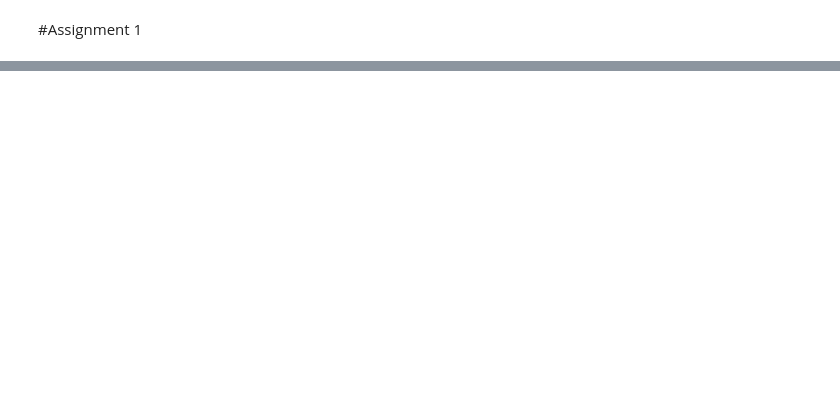
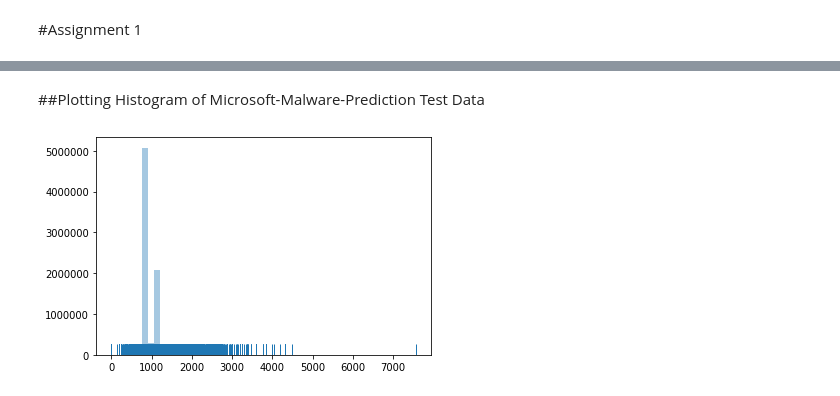
Before and after one commit to kacperkurowski/CE888, a Jupyter notebook: Assignment 1/Assignment1.ipynb, the cells around one changed output, grey strips where cells are left out. Saved outputs shown, nothing was run; the diff lists cells and outputs as text; code cells hidden in the pictures; blank space fills up the shorter version.

```diff
--- a/Assignment 1/Assignment1.ipynb
+++ b/Assignment 1/Assignment1.ipynb
@@ -78,0 +116,8 @@ print(df_train_v2)
+# %% [markdown]
+##Plotting Histogram of Microsoft-Malware-Prediction Test Data
+# %%
+y_df = df_test1["Census_InternalPrimaryDisplayResolutionVertical"].copy()
+y = y_df.values
+sns_plot = sns.distplot(y, kde=False, rug=True)
+# %% [output]
+[figure, added]
```
Also changed, not shown: parts of 22 cells of this notebook.
